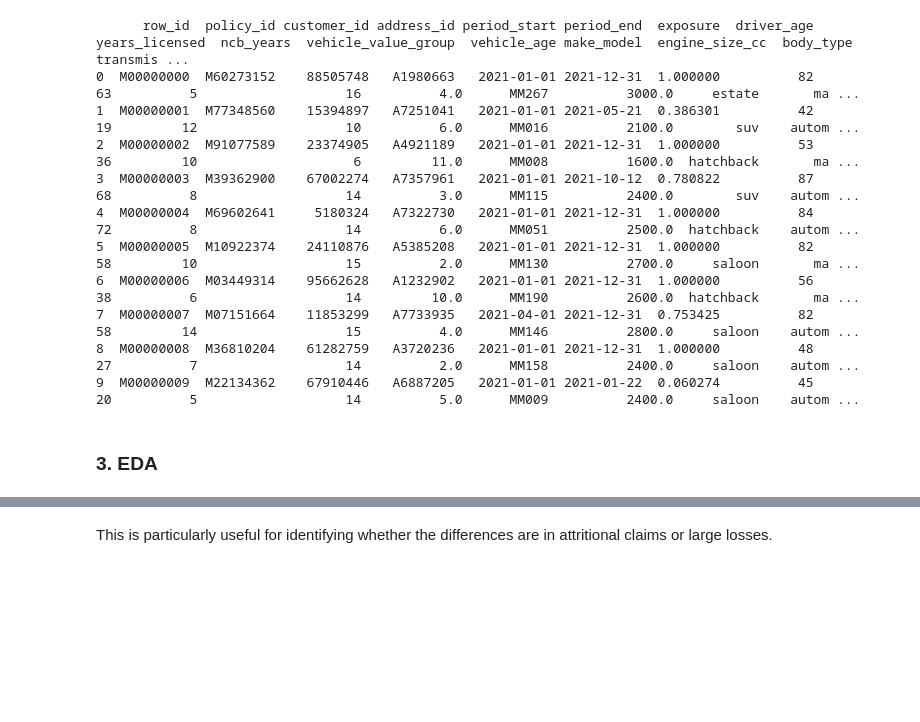
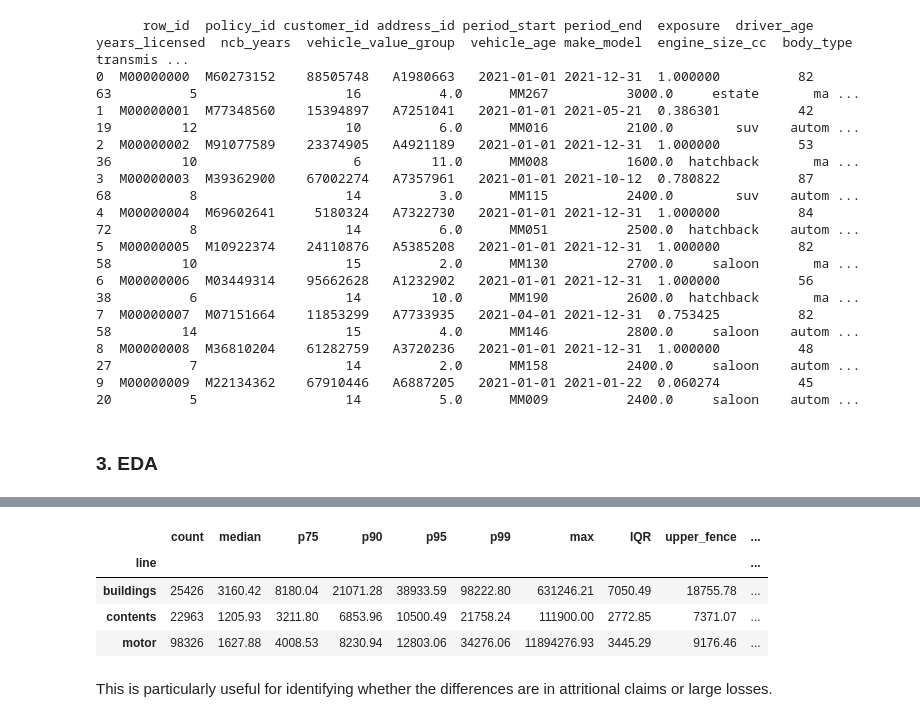
Before and after one commit to sarah-gui/Hackathon2026, a Jupyter notebook: analysis.ipynb, the cells around one changed output, grey strips where cells are left out. Saved outputs shown, nothing was run; the diff lists cells and outputs as text; code cells hidden in the pictures; blank space fills up the shorter version.

```diff
--- a/analysis.ipynb
+++ b/analysis.ipynb
@@ -952,2 +913,46 @@ for line in ["motor", "buildings", "contents"]:
+# %%
+severity_data = pd.concat(
+    [df.assign(line=line) for line, df in train.items()],
+    ignore_index=True
+)
+
+plot_data = severity_data.loc[
+    (severity_data["nclaims"] > 0) & severity_data["avg_sev"].notna()
+].copy()
+
+severity_comparison = (
+    plot_data.groupby("line")["avg_sev"]
+    .agg(
+        count="count",
+        median="median",
+        p75=lambda x: x.quantile(0.75),
+        p90=lambda x: x.quantile(0.90),
+        p95=lambda x: x.quantile(0.95),
+        p99=lambda x: x.quantile(0.99),
+        max="max",
+    )
+)
+
+severity_comparison["IQR"] = (
+    severity_comparison["p75"]
+    - plot_data.groupby("line")["avg_sev"].quantile(0.25)
+)
+severity_comparison["upper_fence"] = (
+    severity_comparison["p75"] + 1.5 * severity_comparison["IQR"]
+)
+
+outlier_counts = (
+    plot_data.groupby("line")
+    .apply(lambda group: (group["avg_sev"] > severity_comparison.loc[group.name, "upper_fence"]).sum())
+)
+severity_comparison["outliers_above_fence"] = outlier_counts
+
+display(severity_comparison.round(2))
+# %% [output]
+|  | count | median | p75 | p90 | p95 | p99 | max | IQR | upper_fence | ... |
+| line |  |  |  |  |  |  |  |  |  | ... |
+| buildings | 25426 | 3160.42 | 8180.04 | 21071.28 | 38933.59 | 98222.80 | 631246.21 | 7050.49 | 18755.78 | ... |
+| contents | 22963 | 1205.93 | 3211.80 | 6853.96 | 10500.49 | 21758.24 | 111900.00 | 2772.85 | 7371.07 | ... |
+| motor | 98326 | 1627.88 | 4008.53 | 8230.94 | 12803.06 | 34276.06 | 11894276.93 | 3445.29 | 9176.46 | ... |
 # %% [markdown]
 This is particularly useful for identifying whether the differences are in attritional claims or large losses.
```
Also changed, not shown: parts of 50 cells of this notebook.
